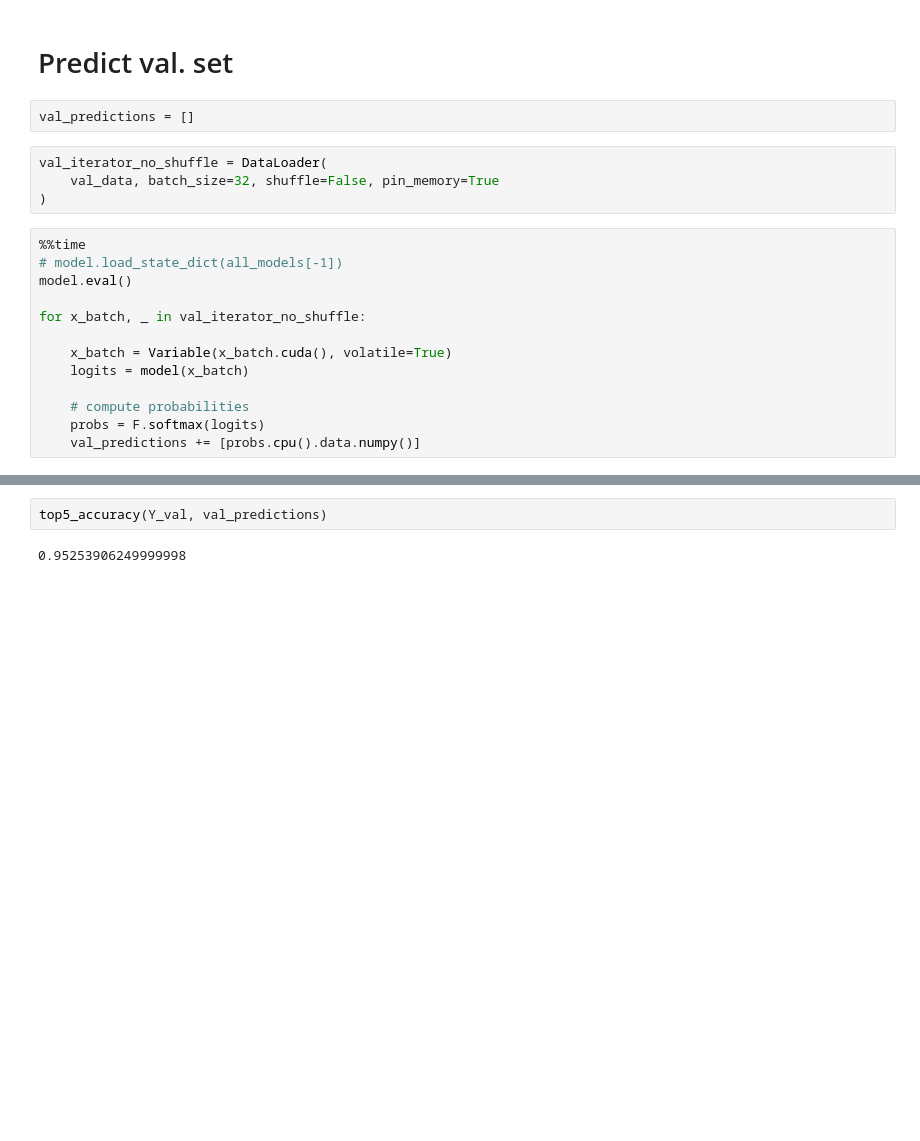
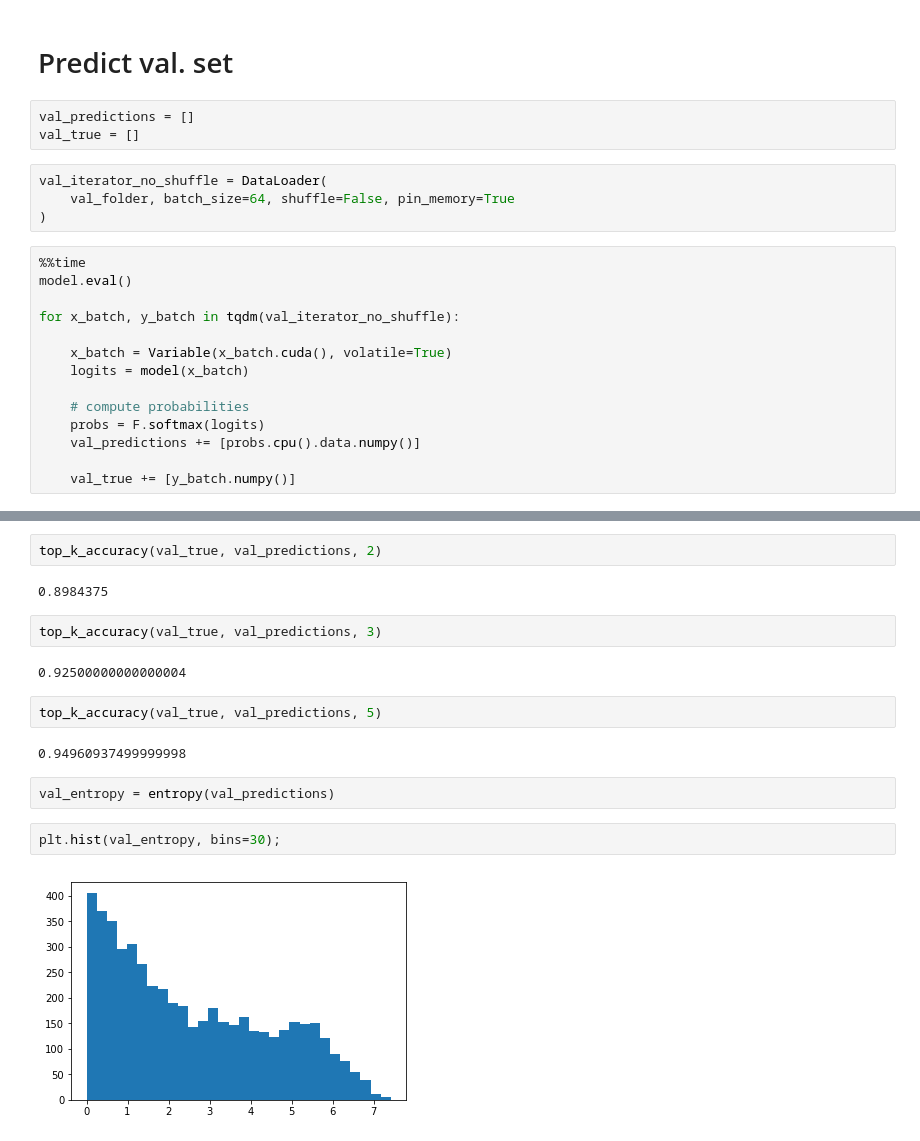
Before and after one commit to TropComplique/image-classification-caltech-256, a Jupyter notebook: densenet/train.ipynb, the cells around one changed output, grey strips where cells are left out. Drawn from its saved outputs; the diff is of its cells as text; blank space fills up the shorter version.

```diff
--- a/densenet/train.ipynb
+++ b/densenet/train.ipynb
@@ -191,16 +141,16 @@ plt.ylabel('accuracy');
 # Predict val. set
 # %%
 val_predictions = []
+val_true = []
 # %%
 val_iterator_no_shuffle = DataLoader(
-    val_data, batch_size=32, shuffle=False, pin_memory=True
+    val_folder, batch_size=64, shuffle=False, pin_memory=True
 )
 # %%
 %%time
-# model.load_state_dict(all_models[-1])
 model.eval()
 
-for x_batch, _ in val_iterator_no_shuffle:
+for x_batch, y_batch in tqdm(val_iterator_no_shuffle):
 
     x_batch = Variable(x_batch.cuda(), volatile=True)
     logits = model(x_batch)
@@ -208,4 +158,6 @@ for x_batch, _ in val_iterator_no_shuffle:
     # compute probabilities
     probs = F.softmax(logits)
     val_predictions += [probs.cpu().data.numpy()]
+
+    val_true += [y_batch.numpy()]
 # %% [output]
@@ -224,4 +177,18 @@ log_loss(Y_val, val_predictions)
-# %%
-top5_accuracy(Y_val, val_predictions)
-# %% [output]
-0.95253906249999998
+# %%
+top_k_accuracy(val_true, val_predictions, 2)
+# %% [output]
+0.8984375
+# %%
+top_k_accuracy(val_true, val_predictions, 3)
+# %% [output]
+0.92500000000000004
+# %%
+top_k_accuracy(val_true, val_predictions, 5)
+# %% [output]
+0.94960937499999998
+# %%
+val_entropy = entropy(val_predictions)
+# %%
+plt.hist(val_entropy, bins=30);
+# %% [output]
+[figure, added]
```
Also changed, not shown: parts of 33 cells of this notebook, 2 other files.
